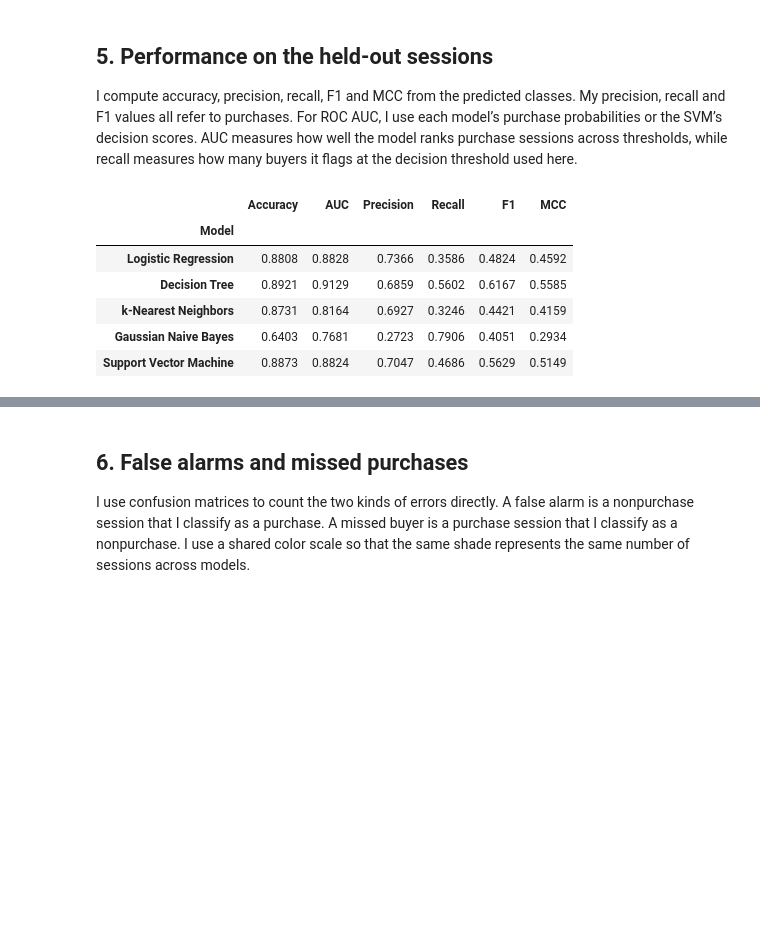
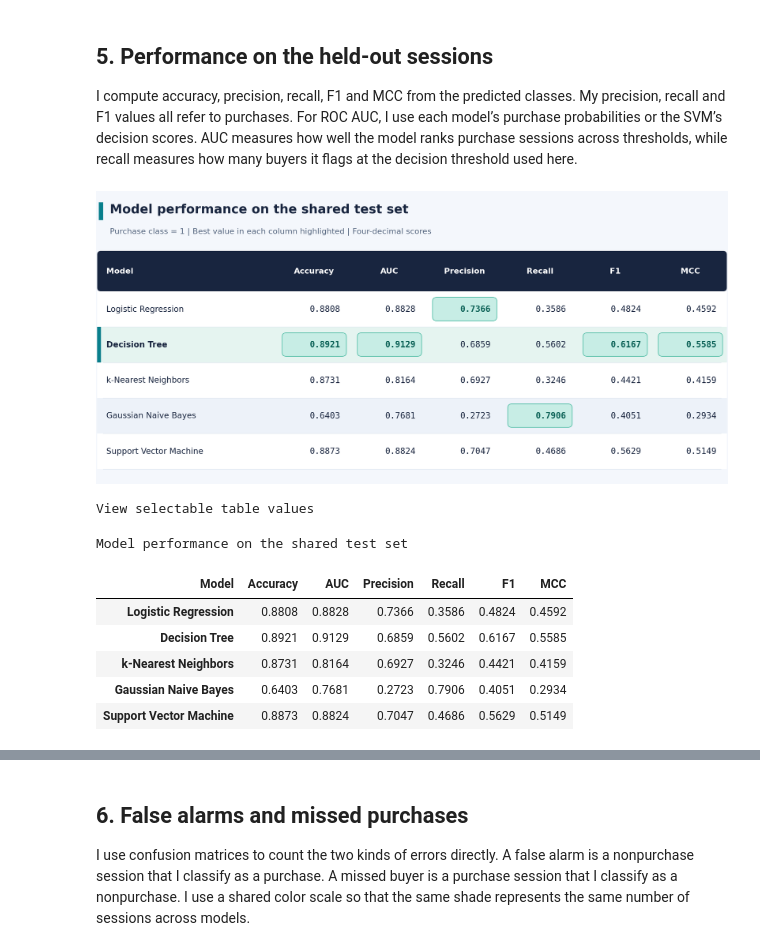
Before and after one commit to akriti-adarsh/online-shopper-purchase-prediction, a Jupyter notebook: model/Online_Shoppers_Model_Analysis.ipynb, the cells around one changed output, grey strips where cells are left out. Drawn from its saved outputs; the diff is of its cells as text; code cells hidden in the pictures; blank space fills up the shorter version.

```diff
--- a/model/Online_Shoppers_Model_Analysis.ipynb
+++ b/model/Online_Shoppers_Model_Analysis.ipynb
@@ -195,33 +248,40 @@ I compute accuracy, precision, recall, F1 and MCC from the predicted classes. My
 # %%
 def purchase_score(pipeline, X):
     if hasattr(pipeline, "predict_proba"):
         positive_col = list(pipeline.classes_).index(1)
         return pipeline.predict_proba(X)[:, positive_col]
     return pipeline.decision_function(X)
 
 metric_rows = []
 matrices = {}
 scores = {}
 for name, pipeline in fitted.items():
     predicted = pipeline.predict(X_test)
     scores[name] = purchase_score(pipeline, X_test)
     matrices[name] = confusion_matrix(y_test, predicted, labels=[0, 1])
     metric_rows.append({
         "Model": name,
         "Accuracy": accuracy_score(y_test, predicted),
         "AUC": roc_auc_score(y_test, scores[name]),
         "Precision": precision_score(y_test, predicted, zero_division=0),
         "Recall": recall_score(y_test, predicted, zero_division=0),
         "F1": f1_score(y_test, predicted, zero_division=0),
         "MCC": matthews_corrcoef(y_test, predicted),
     })
 
 comparison = pd.DataFrame(metric_rows).set_index("Model")
 comparison.to_csv(results_dir / "model_comparison.csv")
-display(comparison.round(4))
+display_table(
+    comparison, "Model performance on the shared test set",
+    "Purchase class = 1 | Best value in each column highlighted | Four-decimal scores",
+    formats={metric: ".4f" for metric in comparison.columns},
+    highlight_columns=list(comparison.columns), accent_row="Decision Tree",
+)
 # %% [output]
+[figure, added]
+View selectable table values
+Model performance on the shared test set
-|  | Accuracy | AUC | Precision | Recall | F1 | MCC |
-| Model |  |  |  |  |  |  |
+| Model | Accuracy | AUC | Precision | Recall | F1 | MCC |
 | Logistic Regression | 0.8808 | 0.8828 | 0.7366 | 0.3586 | 0.4824 | 0.4592 |
 | Decision Tree | 0.8921 | 0.9129 | 0.6859 | 0.5602 | 0.6167 | 0.5585 |
 | k-Nearest Neighbors | 0.8731 | 0.8164 | 0.6927 | 0.3246 | 0.4421 | 0.4159 |
```
Also changed, not shown: parts of 26 cells of this notebook, 11 other files.
